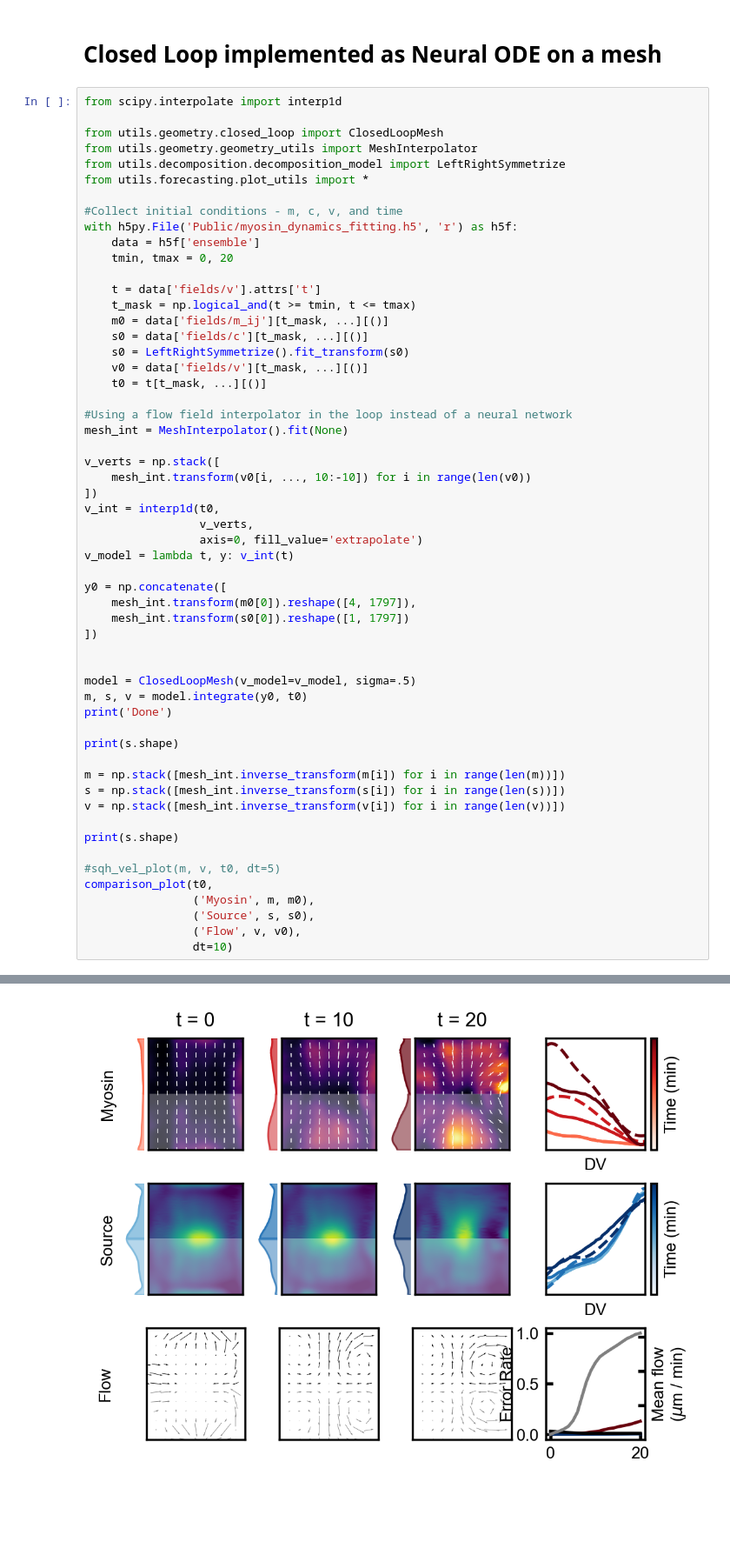
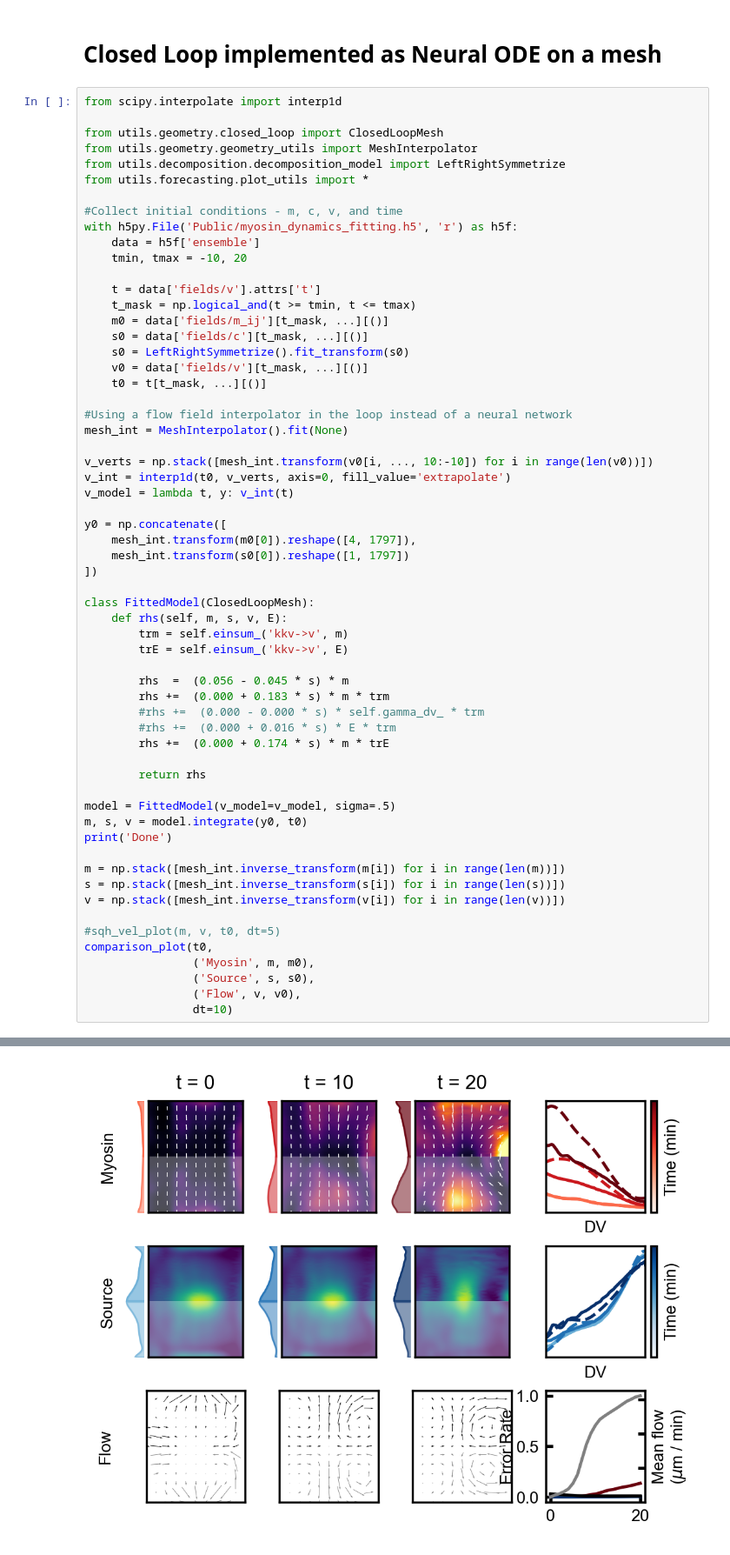
Before and after one commit to jcolen/drosophila_morphogenesis, a Jupyter notebook: ClosedLoop_Mesh.ipynb, the cells around one changed output, grey strips where cells are left out. Shown at 87% size. Saved outputs shown, nothing was run; the diff lists cells and outputs as text; blank space fills up the shorter version.

```diff
--- a/ClosedLoop_Mesh.ipynb
+++ b/ClosedLoop_Mesh.ipynb
@@ -33,7 +33,7 @@ from utils.forecasting.plot_utils import *
 #Collect initial conditions - m, c, v, and time
 with h5py.File('Public/myosin_dynamics_fitting.h5', 'r') as h5f:
     data = h5f['ensemble']
-    tmin, tmax = 0, 20
+    tmin, tmax = -10, 20
 
     t = data['fields/v'].attrs['t']
     t_mask = np.logical_and(t >= tmin, t <= tmax)
@@ -46,12 +46,8 @@ with h5py.File('Public/myosin_dynamics_fitting.h5', 'r') as h5f:
 #Using a flow field interpolator in the loop instead of a neural network
 mesh_int = MeshInterpolator().fit(None)
 
-v_verts = np.stack([
-    mesh_int.transform(v0[i, ..., 10:-10]) for i in range(len(v0))
-])
-v_int = interp1d(t0,
-                 v_verts,
-                 axis=0, fill_value='extrapolate')
+v_verts = np.stack([mesh_int.transform(v0[i, ..., 10:-10]) for i in range(len(v0))])
+v_int = interp1d(t0, v_verts, axis=0, fill_value='extrapolate')
 v_model = lambda t, y: v_int(t)
 
 y0 = np.concatenate([
@@ -59,18 +55,26 @@ y0 = np.concatenate([
     mesh_int.transform(s0[0]).reshape([1, 1797])
 ])
 
+class FittedModel(ClosedLoopMesh):
+    def rhs(self, m, s, v, E):
+        trm = self.einsum_('kkv->v', m)
+        trE = self.einsum_('kkv->v', E)
 
-model = ClosedLoopMesh(v_model=v_model, sigma=.5)
+        rhs  =  (0.056 - 0.045 * s) * m
+        rhs +=  (0.000 + 0.183 * s) * m * trm
+        #rhs +=  (0.000 - 0.000 * s) * self.gamma_dv_ * trm
+        #rhs +=  (0.000 + 0.016 * s) * E * trm
+        rhs +=  (0.000 + 0.174 * s) * m * trE
+
+        return rhs
+
+model = FittedModel(v_model=v_model, sigma=.5)
 m, s, v = model.integrate(y0, t0)
 print('Done')
-
-print(s.shape)
 
 m = np.stack([mesh_int.inverse_transform(m[i]) for i in range(len(m))])
 s = np.stack([mesh_int.inverse_transform(s[i]) for i in range(len(s))])
 v = np.stack([mesh_int.inverse_transform(v[i]) for i in range(len(v))])
-
-print(s.shape)
 
 #sqh_vel_plot(m, v, t0, dt=5)
 comparison_plot(t0,
@@ -88 +90 @@ Done
-[figure, old version]
+[figure, new version]
```
Also changed, not shown: parts of 3 cells of this notebook, 6 other files.
